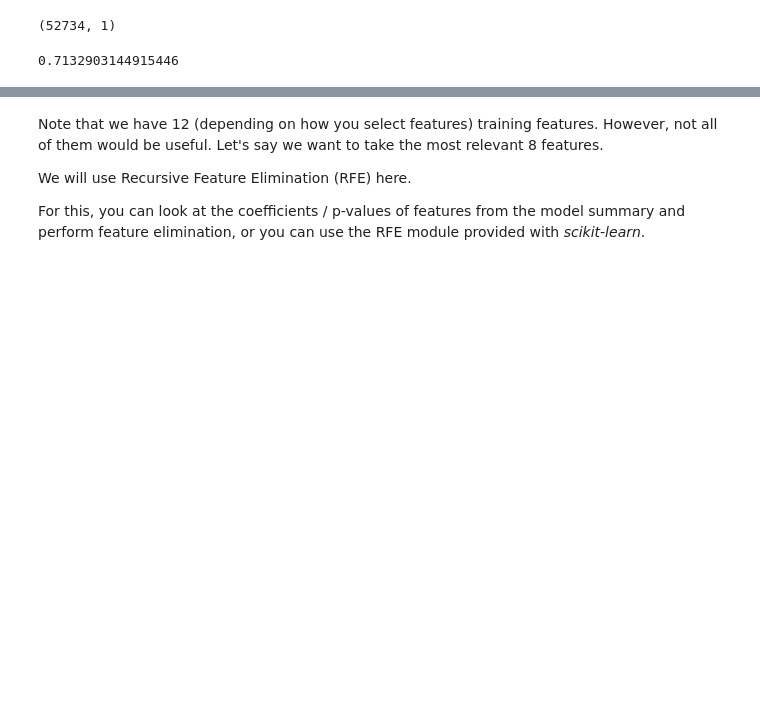
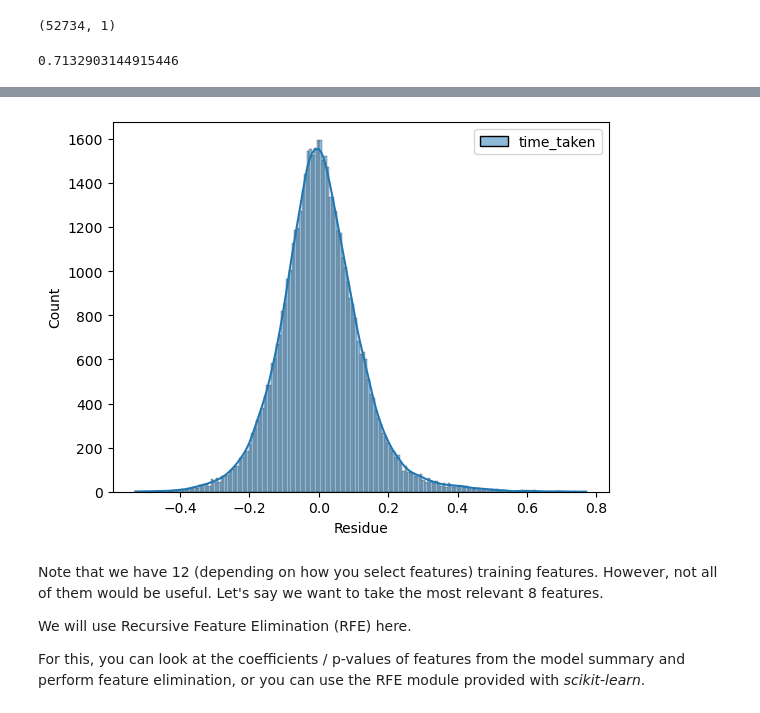
Before and after one commit to avanindra3/LR_Delivery_Time_Prediction, a Jupyter notebook: LR_Delivery_Time_Estimation_Starter_1.ipynb, the cells around one changed output, grey strips where cells are left out. Saved outputs shown, nothing was run; the diff lists cells and outputs as text; code cells hidden in the pictures; blank space fills up the shorter version.

```diff
--- a/LR_Delivery_Time_Estimation_Starter_1.ipynb
+++ b/LR_Delivery_Time_Estimation_Starter_1.ipynb
@@ -782,3 +791,9 @@ r2
+# %%
+splot = sns.histplot(residual, kde=True)
+splot.set_xlabel('Residue')
+plt.show()
+# %% [output]
+[figure, added]
 # %% [markdown]
 Note that we have 12 (depending on how you select features) training features. However, not all of them would be useful. Let's say we want to take the most relevant 8 features.
 
```
Also changed, not shown: parts of 2 cells of this notebook.
